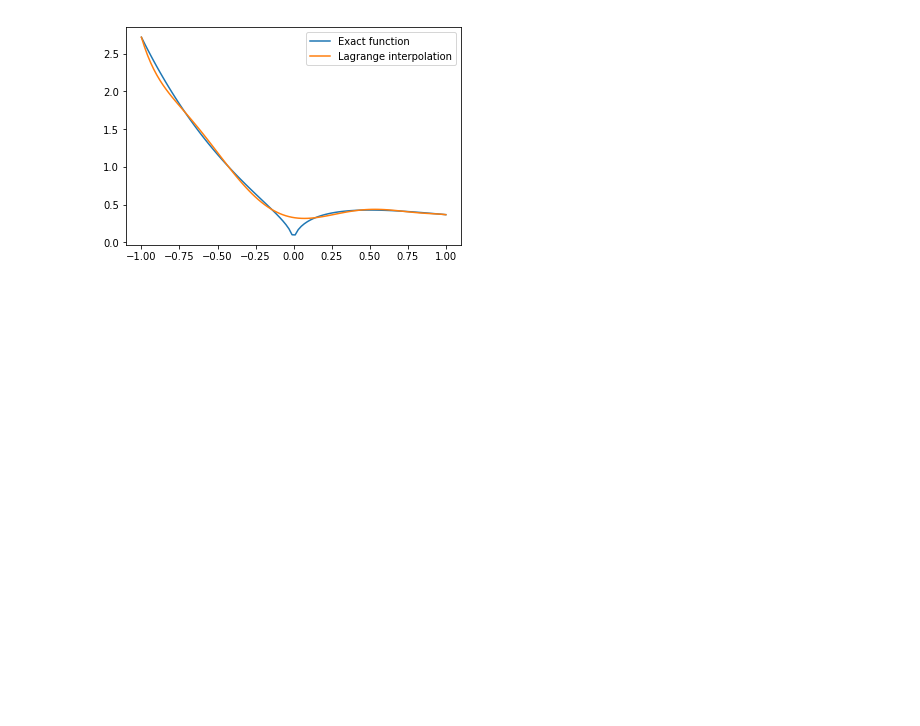
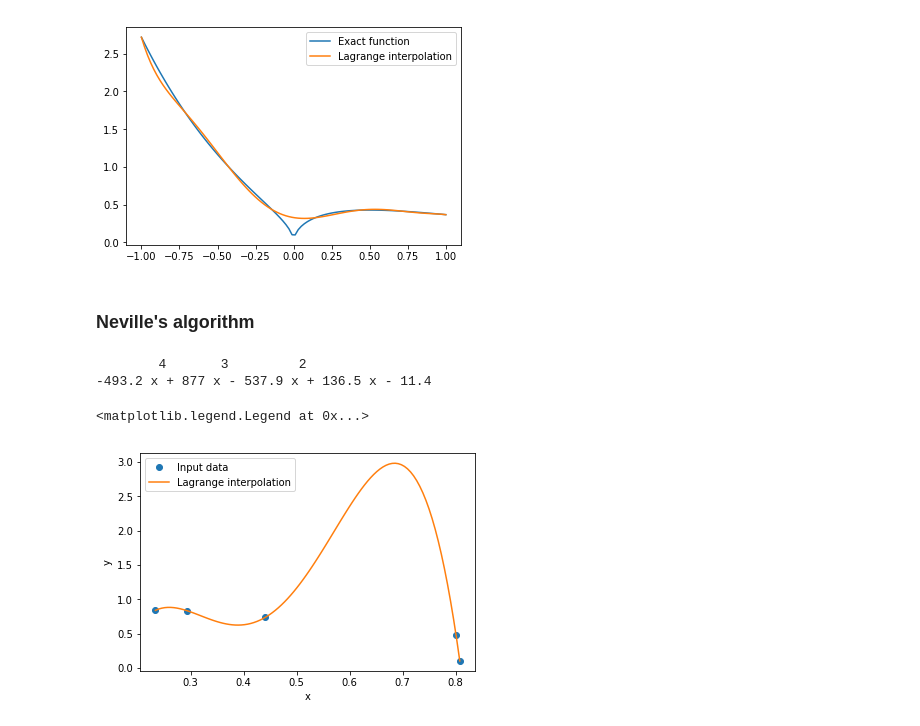
Before and after one commit to valenpe7/numerical_methods, a Jupyter notebook: function_approximation.ipynb, the cells around one changed output. Cells and saved outputs as stored; diff of their text form; code cells hidden in the pictures; blank space fills up the shorter version.

Commit message:
added interpolation methods

```diff
--- a/function_approximation.ipynb
+++ b/function_approximation.ipynb
@@ -72,3 +76,51 @@ ax.legend()
 -1.936 x + 1.851 x + 3.554 x - 3.281 x - 2.463 x + 2.644 x - 0.3305 x + 0.3292
 <matplotlib.legend.Legend at 0x...>
 [figure]
+# %% [markdown]
+### Neville's algorithm
+# %%
+def neville_algorithm(x, y):
+    """
+    Calculates a Lagrange interpolating polynomial using Neville's algorithm.
+    Args:
+        x (array_like): X-coordinates of a set of datapoints
+        y (array_like): Y-coordinates of a set of datapoints
+    Returns:
+        numpy.poly1d: The Lagrange interpolating polynomial
+    """
+    n = len(x) # get the size of data
+    L = [[0 for i in range(n)] for j in range(n)] # initialize empty list of polynomials
+    for i in range(n):
+        L[i][i] = np.poly1d(y[i])
+    k = 1
+    while k < n:
+        for i in range(n - k):
+            j = i + k
+            L[i][j] = (np.poly1d([1., -x[j]]) * L[i][j-1] - np.poly1d([1., -x[i]]) * L[i+1][j]) / (x[i] - x[j])
+        k = k + 1
+    return L[0][n-1] # return Lagrange polynomial
+# %%
+# test of the neville_algorithm function
+
+# consider a set of random points
+x_p = np.random.rand(5)
+y_p = np.random.rand(5)
+
+# find lagrange interpolating polynomial
+f = neville_algorithm(x_p, y_p)
+x = np.linspace(np.min(x_p), np.max(x_p), 100)
+print(f)
+
+# plot results
+fig = plt.figure()
+ax = fig.add_subplot(1,1,1)
+ax.plot(x_p, y_p, 'o', label="Input data") # plot the discrete data
+ax.plot(x, f(x), '-', label="Lagrange interpolation") # plot the lagrange polynomial
+ax.set_xlabel("x")
+ax.set_ylabel("y")
+ax.legend()
+# %% [output]
+        4       3         2
+-493.2 x + 877 x - 537.9 x + 136.5 x - 11.4
+<matplotlib.legend.Legend at 0x...>
+[figure, added]
```
Also changed, not shown: parts of 17 cells of this notebook.
